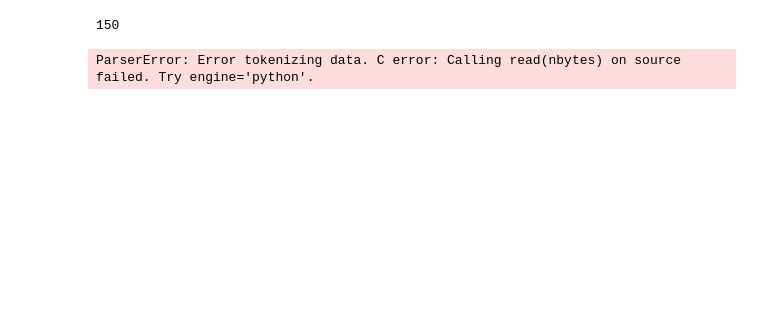
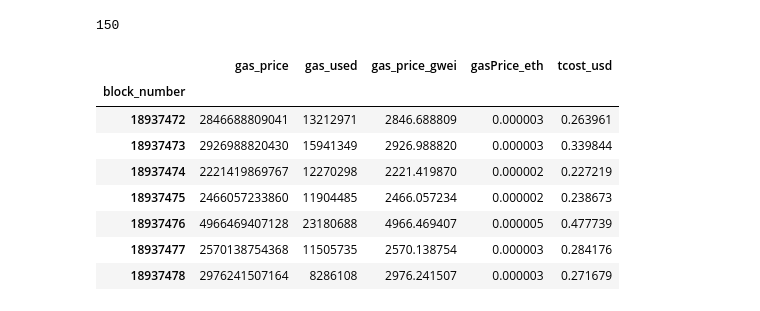
Before and after one commit to Armand-Morin/afp-berkeley-dynamic-fee-defi-amm, a Jupyter notebook: block_tx.ipynb, the cells around one changed output. Cells and saved outputs as stored; diff of their text form; code cells hidden in the pictures; blank space fills up the shorter version.

```diff
--- a/block_tx.ipynb
+++ b/block_tx.ipynb
@@ -145,9 +148,21 @@ print("All data processed and saved.")
 # %% [output]
 150
 # %%
-file_path = 'block_data/compiled_eth_tx.csv'
+file_path = 'block_data/compiled_eth_tx_small.csv'
 df = pd.read_csv(file_path, nrows=1000, encoding='ISO-8859-1', on_bad_lines='skip', quotechar='"', escapechar='\\')
+
+
+df['gasPrice_eth'] = df['gas_price_gwei']*10**-9
+df['tcost_usd'] = df['gasPrice_eth']*df['gas_used']
-# %% [output]
-ParserError: Error tokenizing data. C error: Calling read(nbytes) on source failed. Try engine='python'.
 # %%
-content
+df.groupby('block_number').sum()
+# %% [output]
+|  | gas_price | gas_used | gas_price_gwei | gasPrice_eth | tcost_usd |
+| block_number |  |  |  |  |  |
+| 18937472 | 2846688809041 | 13212971 | 2846.688809 | 0.000003 | 0.263961 |
+| 18937473 | 2926988820430 | 15941349 | 2926.988820 | 0.000003 | 0.339844 |
+| 18937474 | 2221419869767 | 12270298 | 2221.419870 | 0.000002 | 0.227219 |
+| 18937475 | 2466057233860 | 11904485 | 2466.057234 | 0.000002 | 0.238673 |
+| 18937476 | 4966469407128 | 23180688 | 4966.469407 | 0.000005 | 0.477739 |
+| 18937477 | 2570138754368 | 11505735 | 2570.138754 | 0.000003 | 0.284176 |
+| 18937478 | 2976241507164 | 8286108 | 2976.241507 | 0.000003 | 0.271679 |
```
Also changed, not shown: parts of 2 cells of this notebook, 3 other files.
